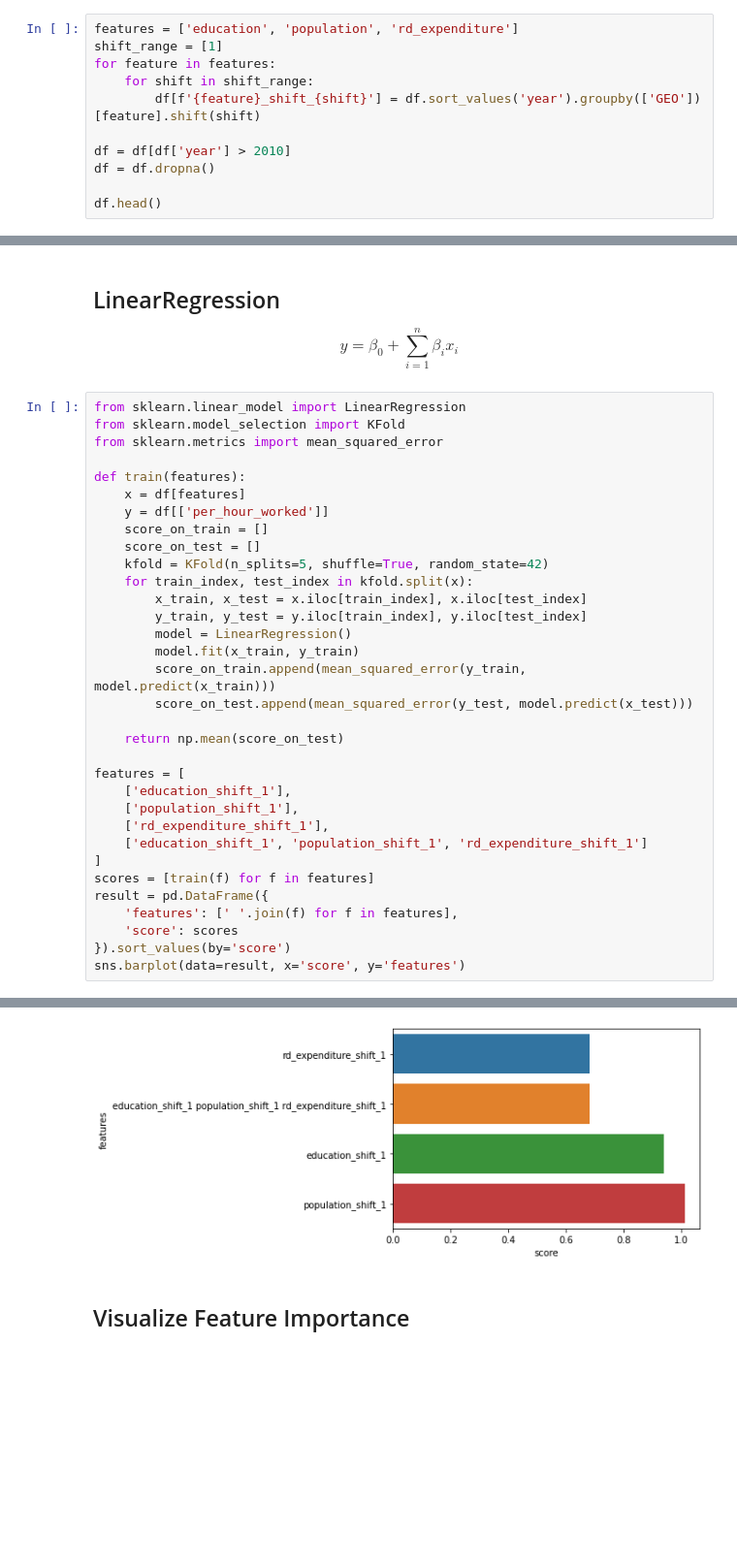
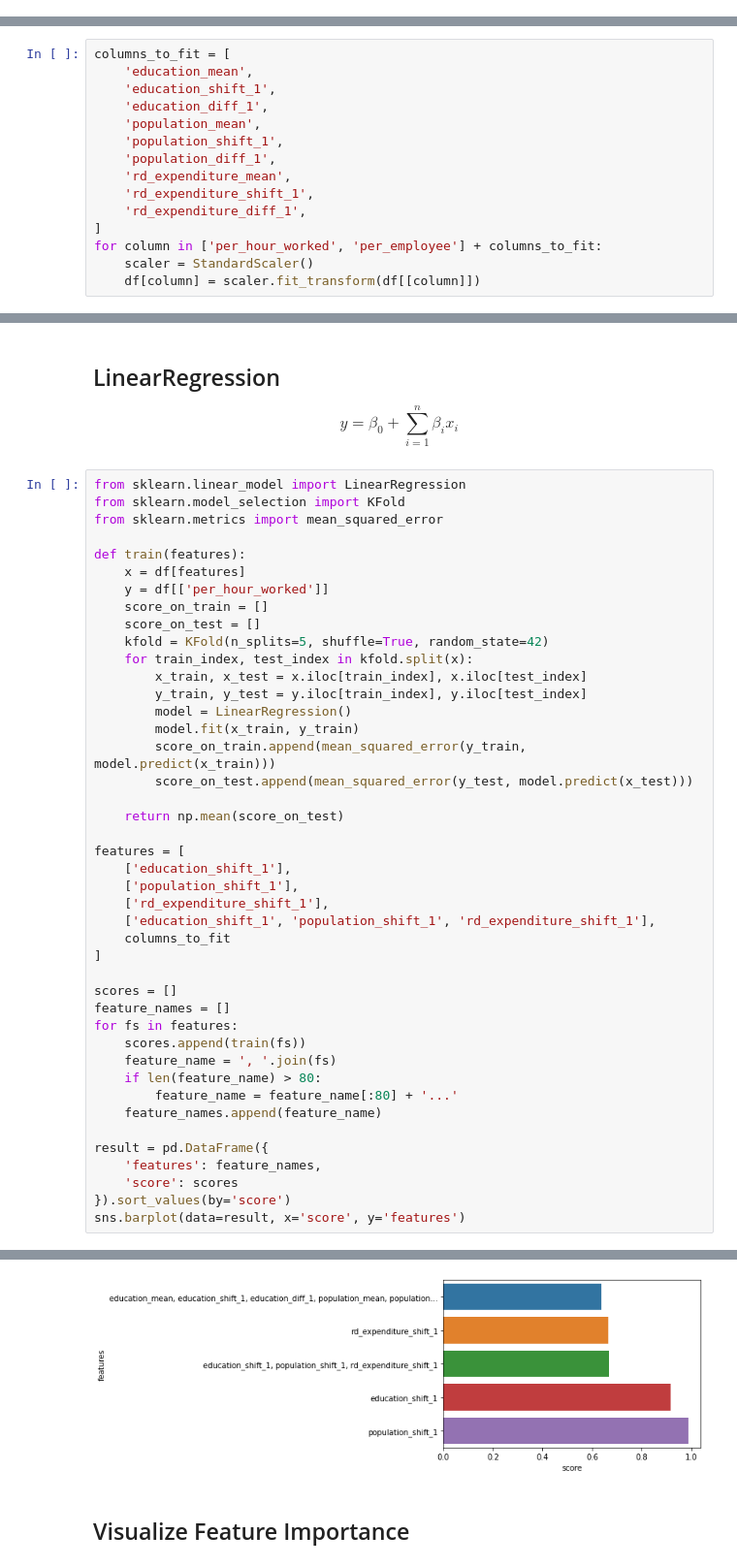
Before and after one commit to ADS-Group-15/eu-productivity-modeling, a Jupyter notebook: notebooks/models.ipynb, the cells around one changed output, grey strips where cells are left out. Shown: that part at 97% size. Cells and saved outputs as stored; diff of their text form; blank space fills up the shorter version.

```diff
--- a/notebooks/models.ipynb
+++ b/notebooks/models.ipynb
@@ -54,11 +86,0 @@ There are several ways to capture trends.
-# %%
-features = ['education', 'population', 'rd_expenditure']
-shift_range = [1]
-for feature in features:
-    for shift in shift_range:
-        df[f'{feature}_shift_{shift}'] = df.sort_values('year').groupby(['GEO'])[feature].shift(shift)
-
-df = df[df['year'] > 2010]
-df = df.dropna()
-
-df.head()
@@ -71,0 +87,15 @@ df.head()
+# %%
+columns_to_fit = [
+    'education_mean',
+    'education_shift_1',
+    'education_diff_1',
+    'population_mean',
+    'population_shift_1',
+    'population_diff_1',
+    'rd_expenditure_mean',
+    'rd_expenditure_shift_1',
+    'rd_expenditure_diff_1',
+]
+for column in ['per_hour_worked', 'per_employee'] + columns_to_fit:
+    scaler = StandardScaler()
+    df[column] = scaler.fit_transform(df[[column]])
@@ -80,37 +124,47 @@ from sklearn.linear_model import LinearRegression
 from sklearn.model_selection import KFold
 from sklearn.metrics import mean_squared_error
 
 def train(features):
     x = df[features]
     y = df[['per_hour_worked']]
     score_on_train = []
     score_on_test = []
     kfold = KFold(n_splits=5, shuffle=True, random_state=42)
     for train_index, test_index in kfold.split(x):
         x_train, x_test = x.iloc[train_index], x.iloc[test_index]
         y_train, y_test = y.iloc[train_index], y.iloc[test_index]
         model = LinearRegression()
         model.fit(x_train, y_train)
         score_on_train.append(mean_squared_error(y_train, model.predict(x_train)))
         score_on_test.append(mean_squared_error(y_test, model.predict(x_test)))
 
     return np.mean(score_on_test)
 
 features = [
     ['education_shift_1'],
     ['population_shift_1'],
     ['rd_expenditure_shift_1'],
-    ['education_shift_1', 'population_shift_1', 'rd_expenditure_shift_1']
+    ['education_shift_1', 'population_shift_1', 'rd_expenditure_shift_1'],
+    columns_to_fit
 ]
-scores = [train(f) for f in features]
+
+scores = []
+feature_names = []
+for fs in features:
+    scores.append(train(fs))
+    feature_name = ', '.join(fs)
+    if len(feature_name) > 80:
+        feature_name = feature_name[:80] + '...'
+    feature_names.append(feature_name)
+
 result = pd.DataFrame({
-    'features': [' '.join(f) for f in features],
+    'features': feature_names,
     'score': scores
 }).sort_values(by='score')
 sns.barplot(data=result, x='score', y='features')
 # %% [output]
 <matplotlib.axes._subplots.AxesSubplot at 0x...>
-[figure, old version]
+[figure, new version]
 # %% [markdown]
 ## Visualize Feature Importance
 # %%
```
Also changed, not shown: parts of 13 cells of this notebook, 2 other files.
